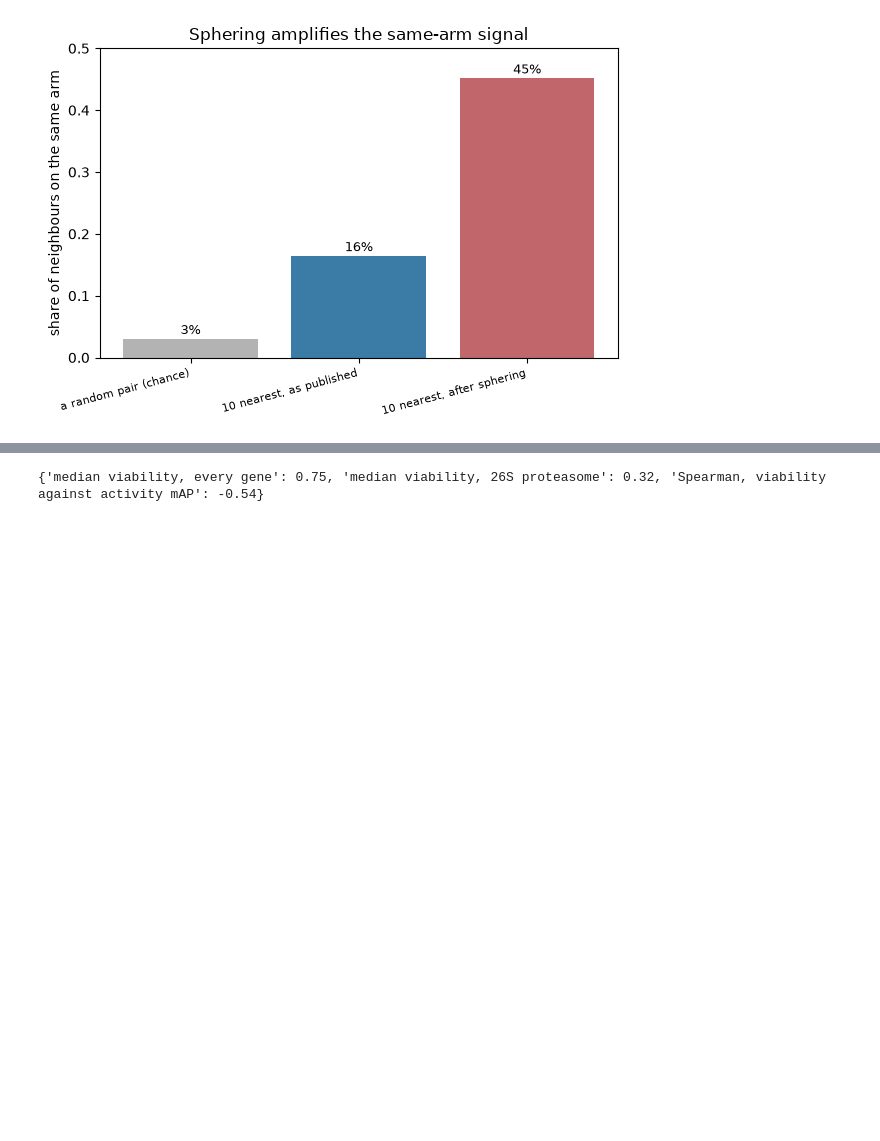
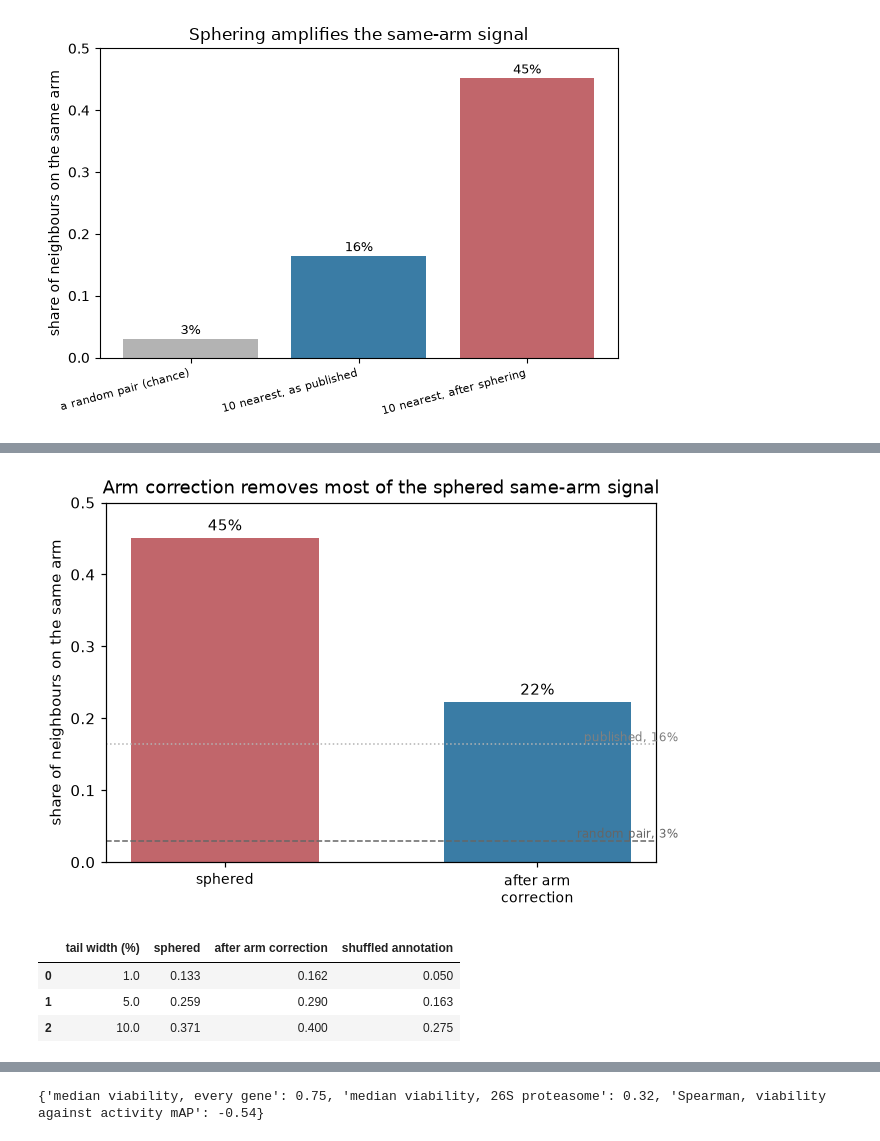
Before and after one commit to scverse/mantispy, a Jupyter notebook: docs/case_studies/crispr.ipynb, the cells around one changed output, grey strips where cells are left out. Saved outputs shown, nothing was run; the diff lists cells and outputs as text; code cells hidden in the pictures; blank space fills up the shorter version.

```diff
--- a/docs/case_studies/crispr.ipynb
+++ b/docs/case_studies/crispr.ipynb
@@ -561,0 +561,47 @@ median of the negative controls on its plate, as a median per gene.
+# %%
+arm_wells = mt.ds.jump_crispr()
+mt.pp.correct_chromosome_arm(arm_wells)
+mt.pp.sphere(arm_wells, reference="negcon")
+arm_genes = per_gene(arm_wells)
+
+chance = same_arm_fractions["a random pair (chance)"]
+published_share = same_arm_fractions["10 nearest, as published"]
+shares = [same_arm(genes), same_arm(arm_genes)]
+
+fig, ax = plt.subplots(figsize=(6, 4.2))
+ax.bar(range(2), shares, color=["#c1666b", "#3a7ca5"], width=0.6)
+for i, v in enumerate(shares):
+    ax.text(i, v + 0.01, f"{v:.0%}", ha="center", fontsize=10)
+ax.axhline(chance, color="0.4", ls="--", lw=1)
+ax.text(1.45, chance + 0.004, f"random pair, {chance:.0%}", ha="right", fontsize=8, color="0.4")
+ax.axhline(published_share, color="0.7", ls=":", lw=1)
+ax.text(1.45, published_share + 0.004, f"published, {published_share:.0%}", ha="right", fontsize=8, color="0.5")
+ax.set_xticks(range(2), ["sphered", "after arm\ncorrection"], fontsize=9)
+ax.set(
+    ylabel="share of neighbours on the same arm",
+    ylim=(0, 0.5),
+    title="Arm correction removes most of the sphered same-arm signal",
+)
+fig.tight_layout()
+plt.show()
+# %% [output]
+[figure, added]
+# %%
+arm_recall = []
+for percentile in (1.0, 5.0, 10.0):
+    before = mt.metrics.known_relationships(genes, complexes, percentile=percentile, n_permutations=100).iloc[0]
+    after = mt.metrics.known_relationships(arm_genes, complexes, percentile=percentile, n_permutations=100).iloc[0]
+    arm_recall.append(
+        {
+            "tail width (%)": percentile,
+            "sphered": round(float(before["value"]), 3),
+            "after arm correction": round(float(after["value"]), 3),
+            "shuffled annotation": round(float(after["null"]), 3),
+        }
+    )
+pd.DataFrame(arm_recall)
+# %% [output]
+|  | tail width (%) | sphered | after arm correction | shuffled annotation |
+| 0 | 1.0 | 0.133 | 0.162 | 0.050 |
+| 1 | 5.0 | 0.259 | 0.290 | 0.163 |
+| 2 | 10.0 | 0.371 | 0.400 | 0.275 |
```
Also changed, not shown: parts of 5 cells of this notebook, 11 other files.
